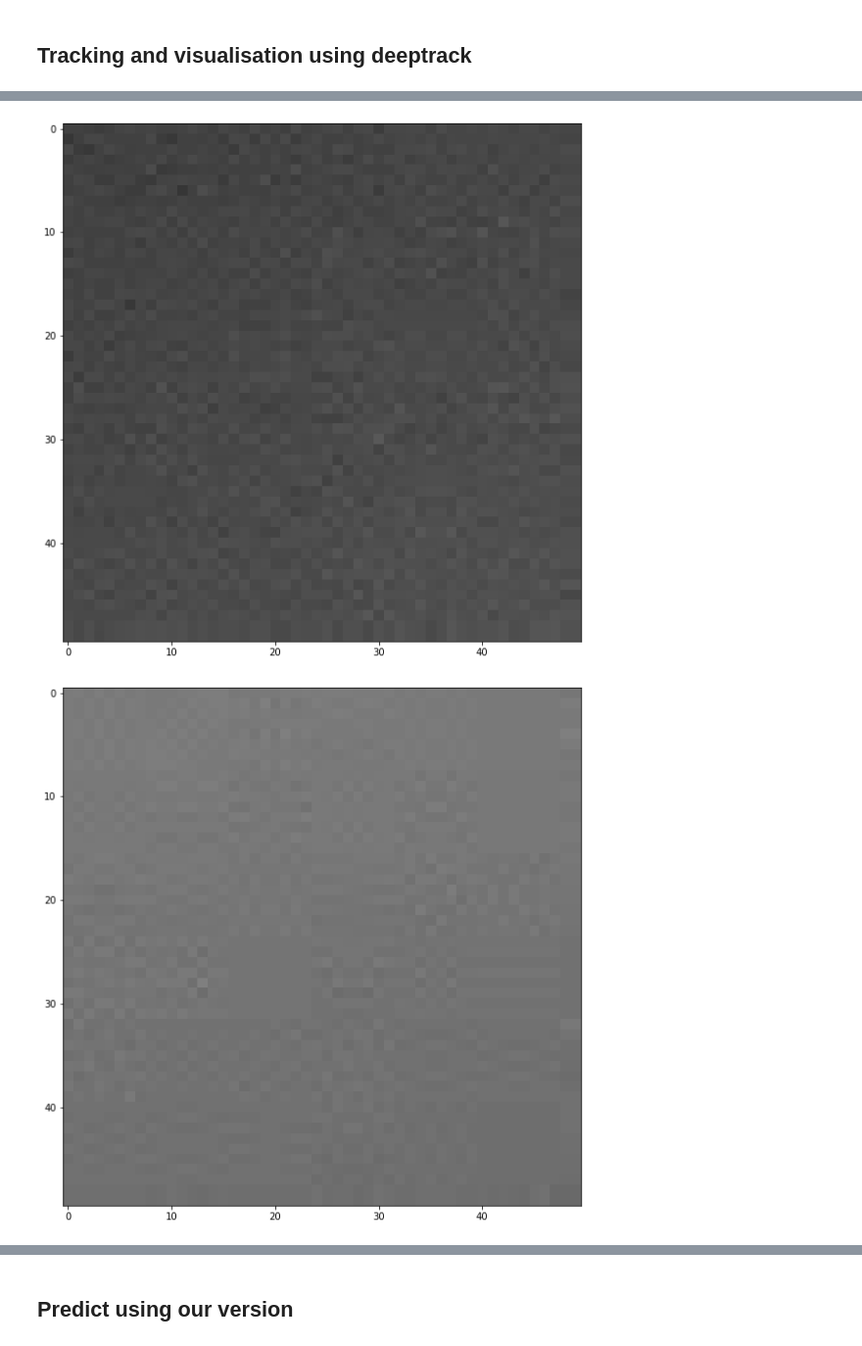
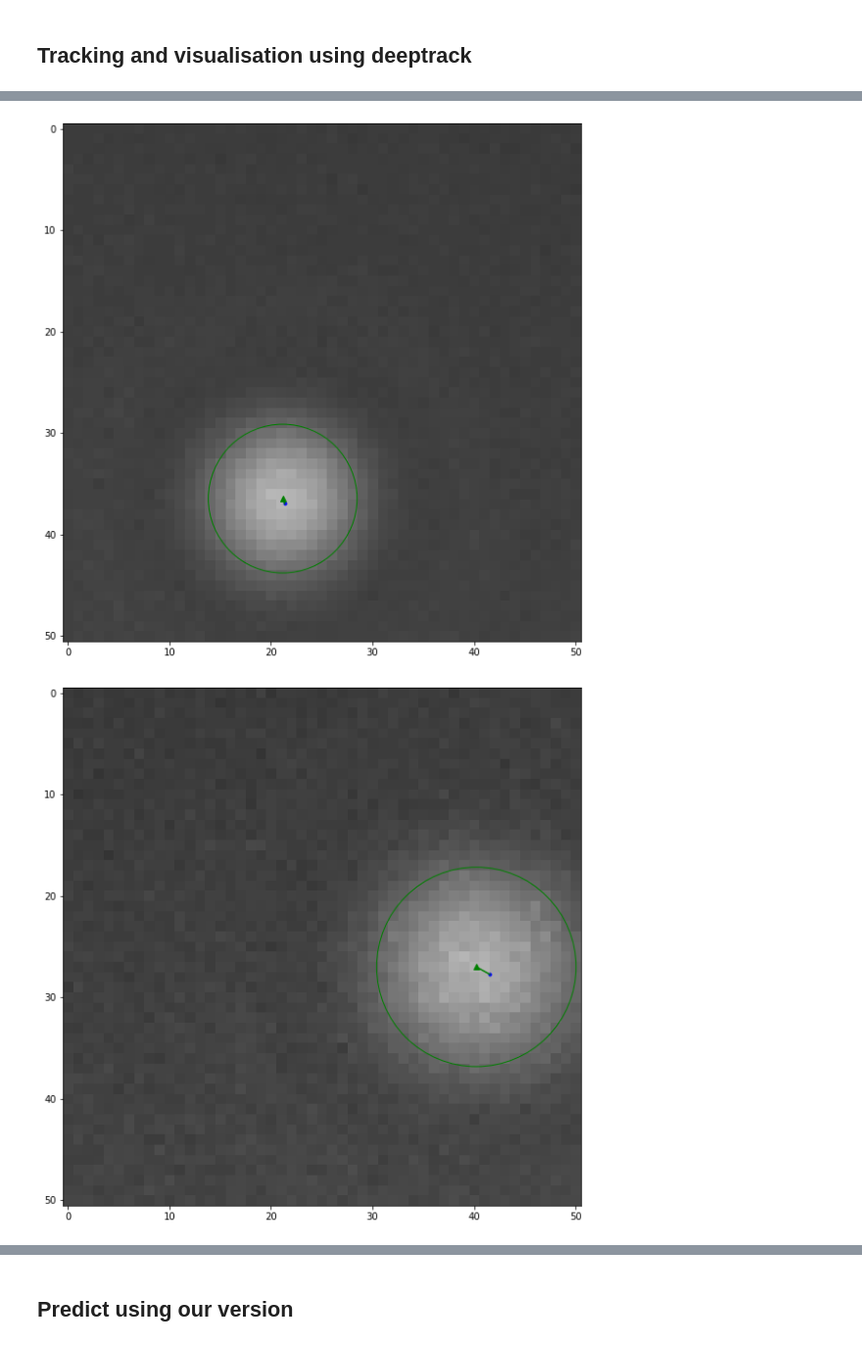
Before and after one commit to FredrikMeisingseth/DeepTrack, a Jupyter notebook: DeepTrack 1.0/single particle benchmarking.ipynb, the cells around one changed output, grey strips where cells are left out. Shown: that part at 98% size. Drawn from its saved outputs; the diff is of its cells as text; code cells hidden in the pictures.

```diff
--- a/DeepTrack 1.0/single particle benchmarking.ipynb
+++ b/DeepTrack 1.0/single particle benchmarking.ipynb
@@ -23,8 +37,7 @@ def get_image_parameters_preconfig(image_size=256):
     from numpy import ones
     from math import pi
 
-    #particle_number = randint(2, 5)
-    particle_number = 0
+    particle_number = 1
     particle_radius_list = uniform(5, 10, particle_number)
     (particle_center_x_list, particle_center_y_list) = IG.generate_particle_positions(particle_radius_list, image_size)
 
@@ -55,7 +68,7 @@ def get_image_parameters_preconfig(image_size=256):
 get_image_parameters_function=lambda: get_image_parameters_preconfig(image_size = 51)
 
 
-batch_images,batch_labels,batch_predictions, particle_positions_and_radiuses = IG.get_batch(get_image_parameters_function = get_image_parameters_function,batch_size=10, include_particle_positions_radii_and_intensities = True)
+batch_images,batch_labels,batch_predictions, particle_positions_and_radiuses = IG.get_batch(get_image_parameters_function = get_image_parameters_function,batch_size=10)
 number_of_images_to_save = 10
 
 
@@ -72,4 +85,6 @@ for image_number,image in enumerate(batch_images):
     cv2.imwrite(filepath,image)
 
 cv2.destroyAllWindows()
+
+benchmark.construct_video_from_images()
 # %% [output]
@@ -111,12 +130,13 @@ print(predicted_positions_wrt_frame)
 # %%
-particle_radial_distance_threshold = 20
-particle_maximum_interdistance = 10
+particle_radial_distance_threshold = 15
+particle_maximum_interdistance = 15
 
 predicted_positions_DT = benchmark.get_predicted_positions_DT(particle_radial_distance_threshold,
     particle_maximum_interdistance,
     number_frames_to_be_tracked,
     predicted_positions_wrt_frame)
 
+print(predicted_positions_DT)
 
 nr_real_particles,nr_predictions,nr_TP,nr_FP,TP,FP_DT,links_DT,MAE,MSE = benchmark.hits_and_misses(number_frames_to_be_tracked,
                                                                   predicted_positions_DT,
@@ -147,2 +158,2 @@ particle_radial_distance_threshold too small, no predictions passed
-[figure, old version]
+[figure, new version]
-[figure, old version]
+[figure, new version]
```
Also changed, not shown: parts of 8 cells of this notebook, 1 other file.
